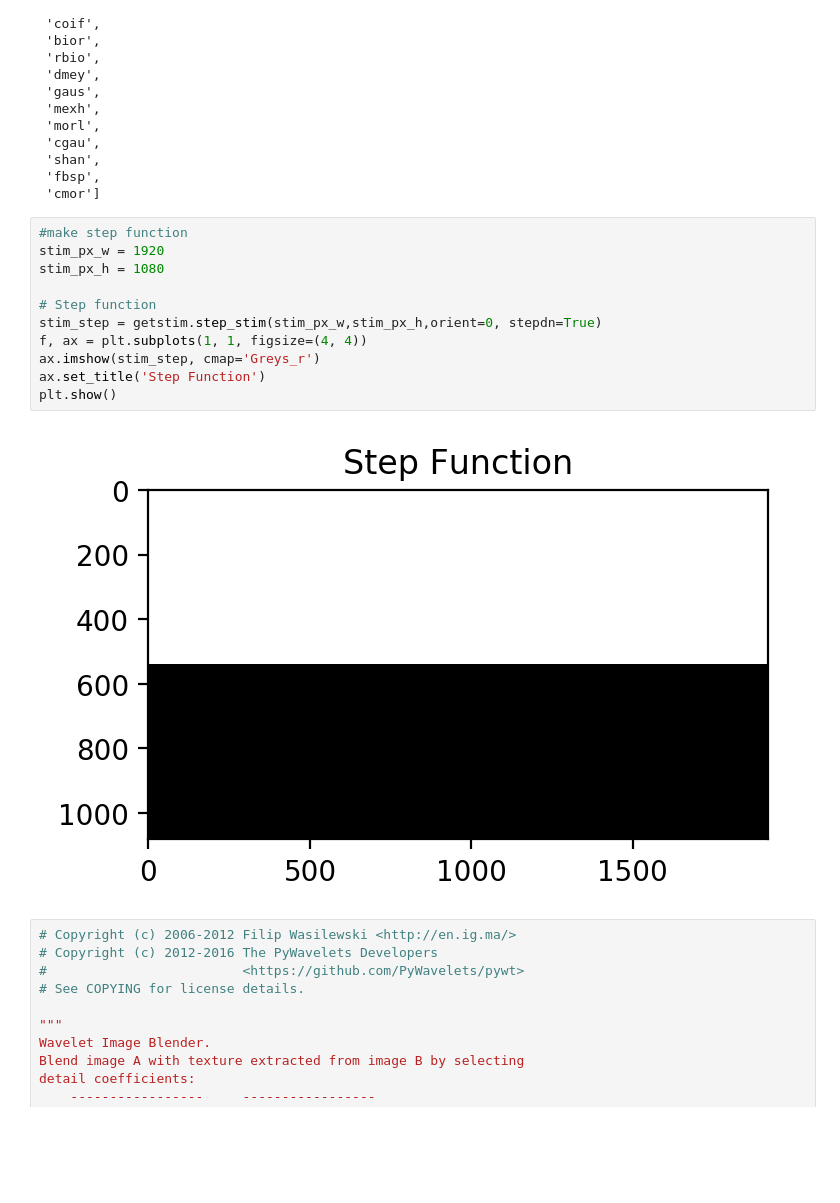
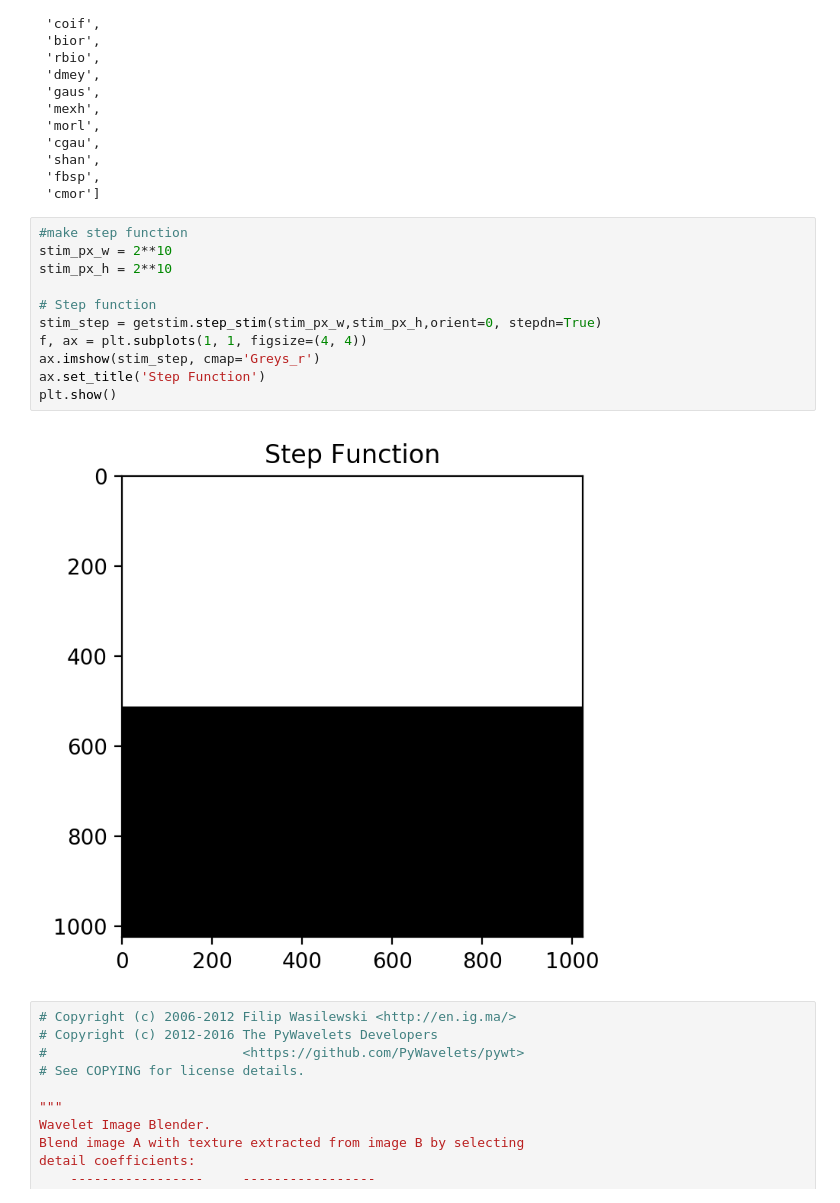
Before and after one commit to vdutell/wavelet_stim, a Jupyter notebook: wavelet_exploratory.ipynb, the cells around one changed output. Drawn from its saved outputs; the diff is of its cells as text; blank space fills up the shorter version.

```diff
--- a/wavelet_exploratory.ipynb
+++ b/wavelet_exploratory.ipynb
@@ -30,17 +30,17 @@ pywt.families() #note Bruno said to use 'Log Gaussian' Wavelet
  'cmor']
 # %%
 #make step function
-stim_px_w = 1920
-stim_px_h = 1080
+stim_px_w = 2**10
+stim_px_h = 2**10
 
 # Step function
 stim_step = getstim.step_stim(stim_px_w,stim_px_h,orient=0, stepdn=True)
 f, ax = plt.subplots(1, 1, figsize=(4, 4))
 ax.imshow(stim_step, cmap='Greys_r')
 ax.set_title('Step Function')
 plt.show()
 # %% [output]
-[figure, old version]
+[figure, new version]
 # %%
 # Copyright (c) 2006-2012 Filip Wasilewski <http://en.ig.ma/>
 # Copyright (c) 2012-2016 The PyWavelets Developers
```
Also changed, not shown: parts of 7 cells of this notebook, 2 other files.
